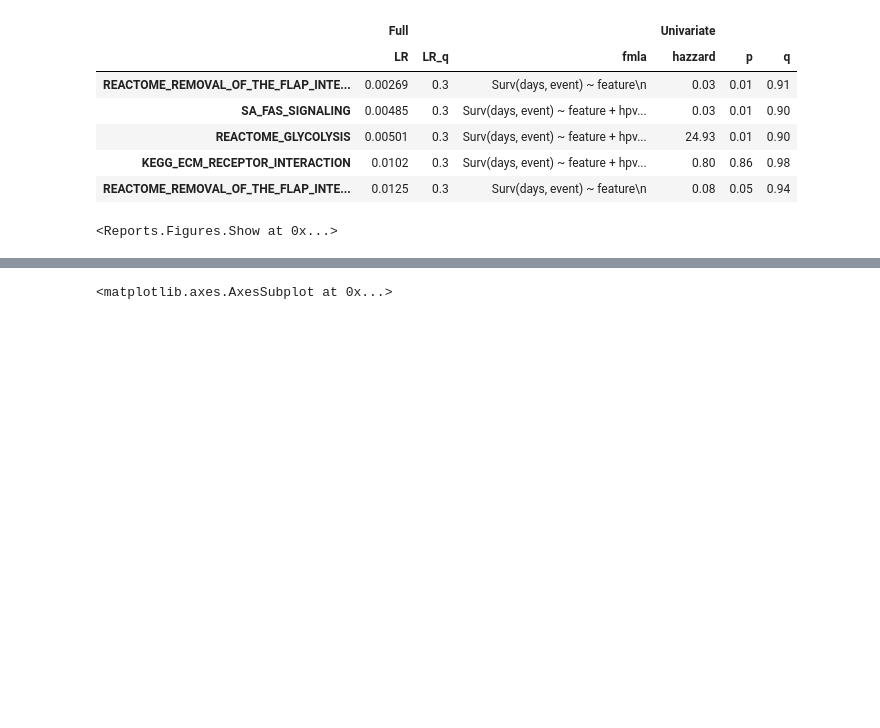
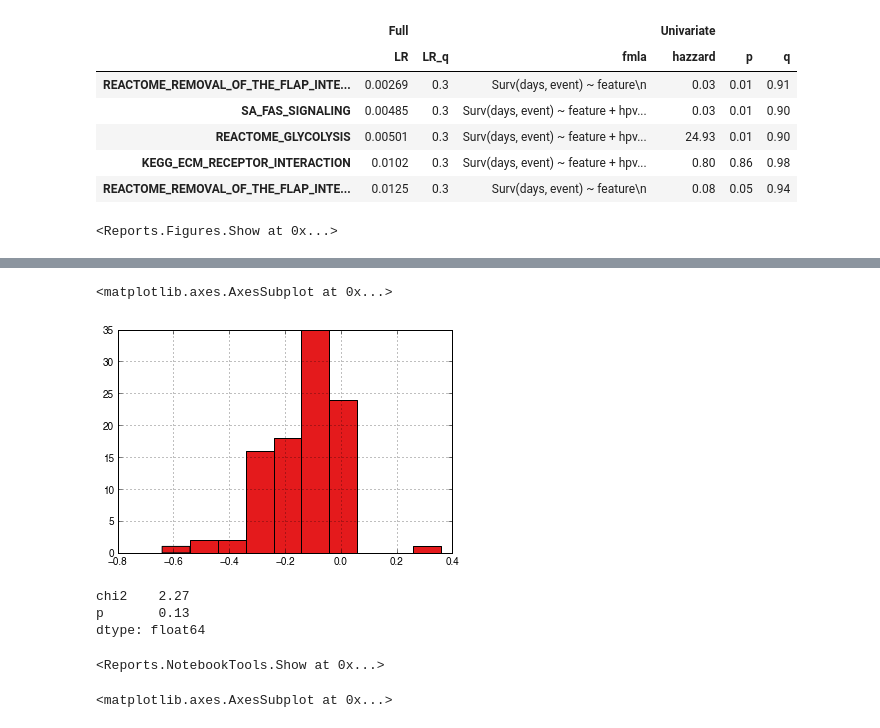
Before and after one commit to theandygross/TCGA, a Jupyter notebook: Pathway_Merge/Notebooks/HNSC_other_data.ipynb, the cells around one changed output, grey strips where cells are left out. Drawn from its saved outputs; the diff is of its cells as text; code cells hidden in the pictures; blank space fills up the shorter version.

```diff
--- a/Pathway_Merge/Notebooks/HNSC_other_data.ipynb
+++ b/Pathway_Merge/Notebooks/HNSC_other_data.ipynb
@@ -145,3 +179,18 @@ cn = pd.read_table('/cellar/users/agross/Data/HanesExp/GSE39367_smooth_cn_data.t
+# %%
+cn[3].iloc[:,:400].median(1).hist()
+# %% [output]
+<matplotlib.axes.AxesSubplot at 0x...>
+[figure, added]
+# %%
+log_rank(1.*(cn[3].iloc[:,:400].median(1) < -.03), surv)
+# %% [output]
+chi2    2.27
+p       0.13
+dtype: float64
+# %%
+draw_survival_curves(cn[3].iloc[:,:400].median(1) < -.05, surv, hpv, show=True, ann='p')
+# %% [output]
+<Reports.NotebookTools.Show at 0x...>
 # %%
 fhit = cn[3].ix[:,59000000:62000000].median(1)
 # %%
```
Also changed, not shown: parts of 44 cells of this notebook, 33 other files.
